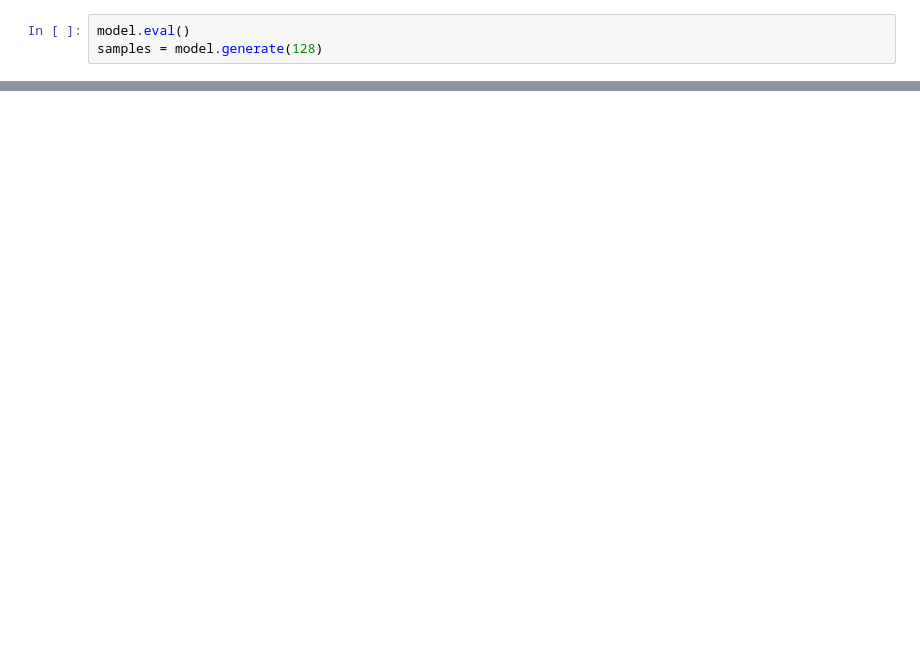
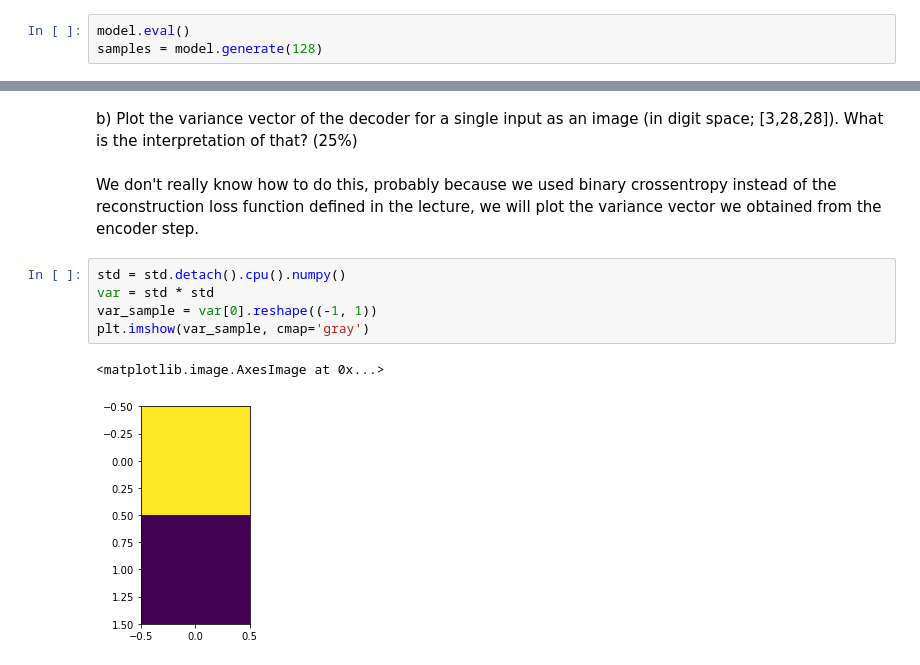
Before and after one commit to dunky11/mustererkennung, a Jupyter notebook: A11/assignment11.ipynb, the cells around one changed output, grey strips where cells are left out. Saved outputs shown, nothing was run; the diff lists cells and outputs as text; blank space fills up the shorter version.

```diff
--- a/A11/assignment11.ipynb
+++ b/A11/assignment11.ipynb
@@ -238,0 +316,13 @@ for col in range(ax.shape[0]):
+# %% [markdown]
+b) Plot the variance vector of the decoder for a single input as an image (in digit space;
+[3,28,28]). What is the interpretation of that? (25%)
+# %% [markdown]
+We don't really know how to do this, probably because we used binary crossentropy instead of the reconstruction loss function defined in the lecture, we will plot the variance vector we obtained from the encoder step.
+# %%
+std = std.detach().cpu().numpy()
+var = std * std
+var_sample = var[0].reshape((-1, 1))
+plt.imshow(var_sample, cmap='gray')
+# %% [output]
+<matplotlib.image.AxesImage at 0x...>
+[figure, added]
```
Also changed, not shown: parts of 16 cells of this notebook, 10 other files.
